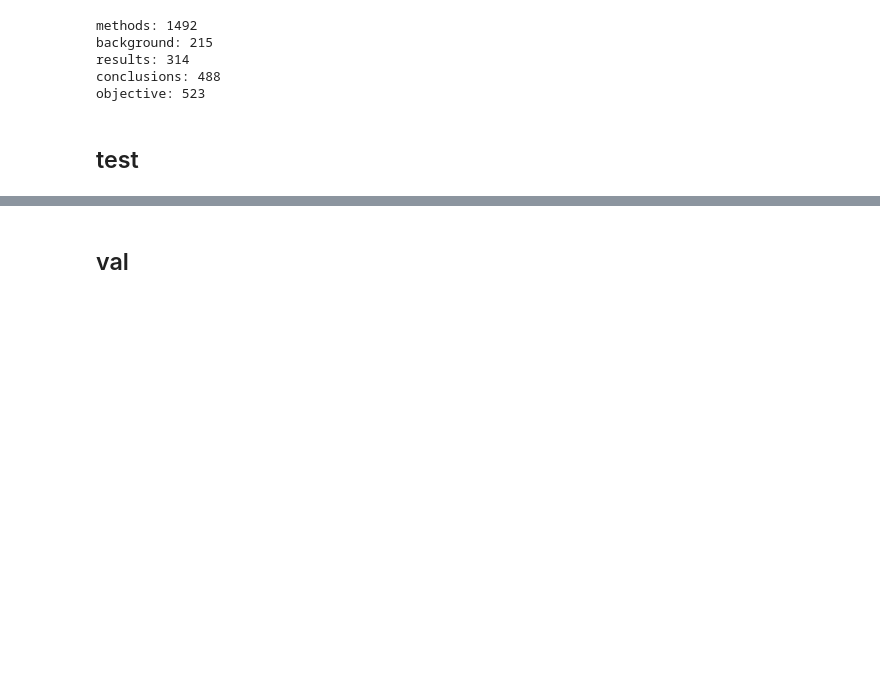
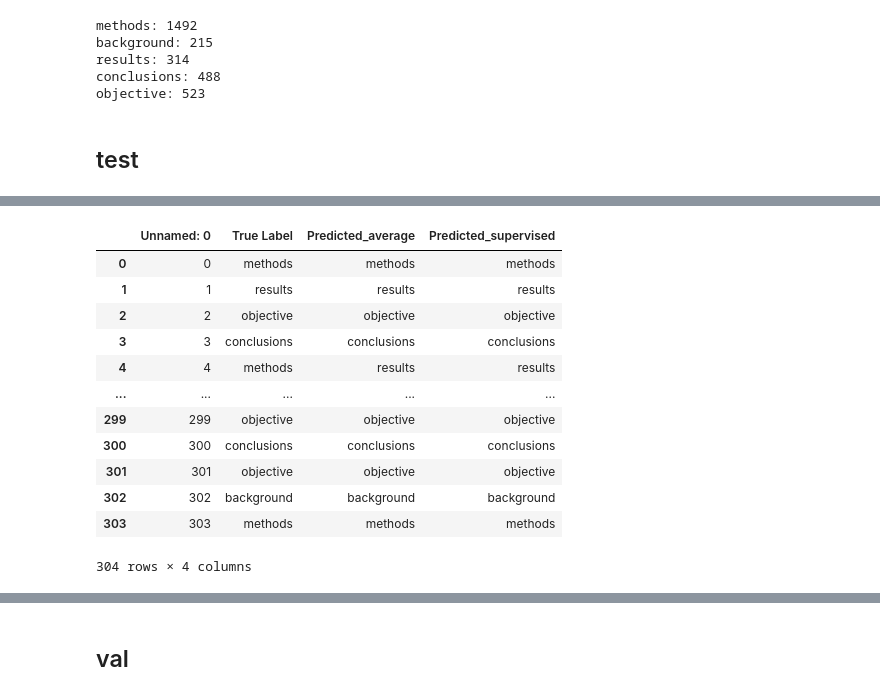
Before and after one commit to sylvey/section_normalization, a Jupyter notebook: SuperviseLearning.ipynb, the cells around one changed output, grey strips where cells are left out. Saved outputs shown, nothing was run; the diff lists cells and outputs as text; code cells hidden in the pictures; blank space fills up the shorter version.

```diff
--- a/SuperviseLearning.ipynb
+++ b/SuperviseLearning.ipynb
@@ -108,6 +108,15 @@ def train_model(train_loader, model, epochs=10, lr=0.001):
         print(f"Epoch {epoch+1}/{epochs}, Loss: {total_loss:.4f}")
 
     return model
+# %%
+mapping = {
+    -1: 'None',
+    0:'methods',
+    1:'background',
+    2:'results',
+    3:'conclusions',
+    4:'objective',
+}
 # %%
 import torch
 import numpy as np
@@ -249,0 +275,17 @@ weighted avg     0.9137    0.9112    0.9115       304
+# %%
+df['Predicted_supervised'] = [mapping[i] for i in predictions_supervise]
+df
+# %% [output]
+|  | Unnamed: 0 | True Label | Predicted_average | Predicted_supervised |
+| 0 | 0 | methods | methods | methods |
+| 1 | 1 | results | results | results |
+| 2 | 2 | objective | objective | objective |
+| 3 | 3 | conclusions | conclusions | conclusions |
+| 4 | 4 | methods | results | results |
+| ... | ... | ... | ... | ... |
+| 299 | 299 | objective | objective | objective |
+| 300 | 300 | conclusions | conclusions | conclusions |
+| 301 | 301 | objective | objective | objective |
+| 302 | 302 | background | background | background |
+| 303 | 303 | methods | methods | methods |
+304 rows × 4 columns
```
Also changed, not shown: parts of 7 cells of this notebook, 6 other files.
